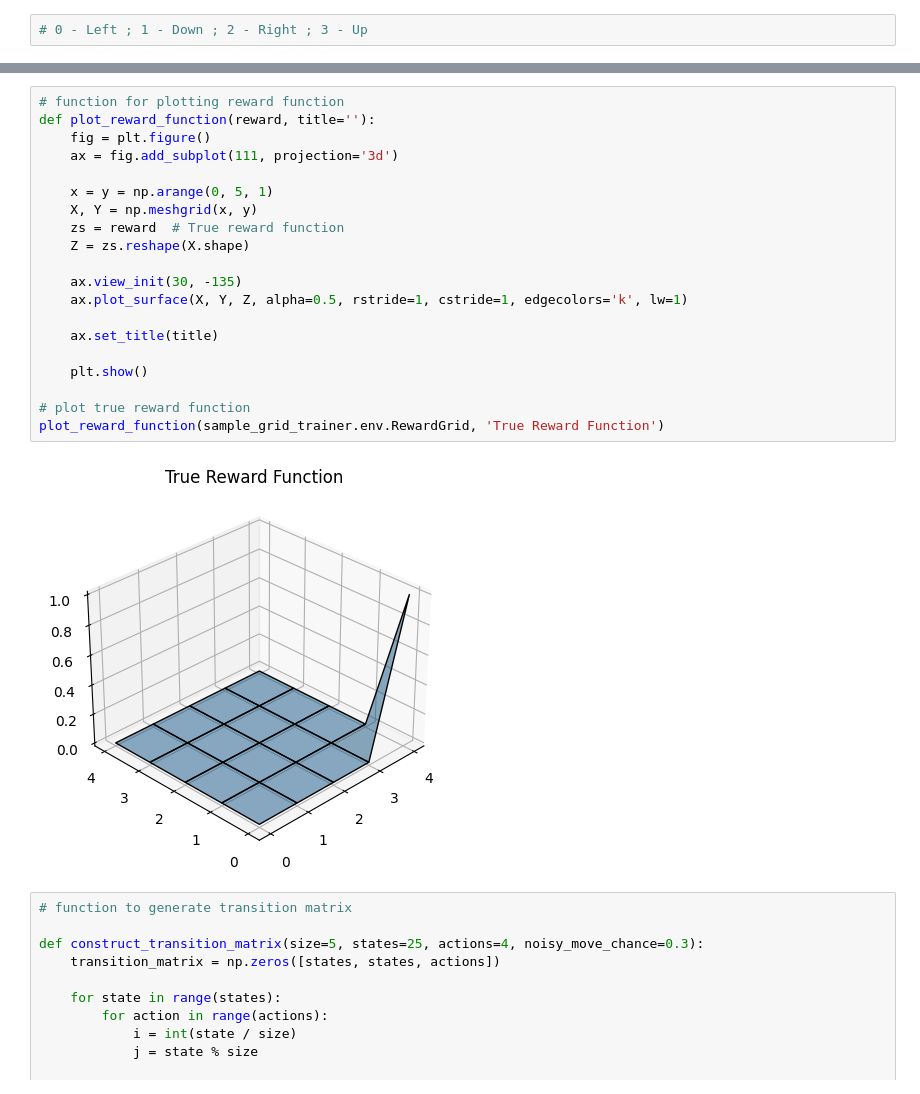
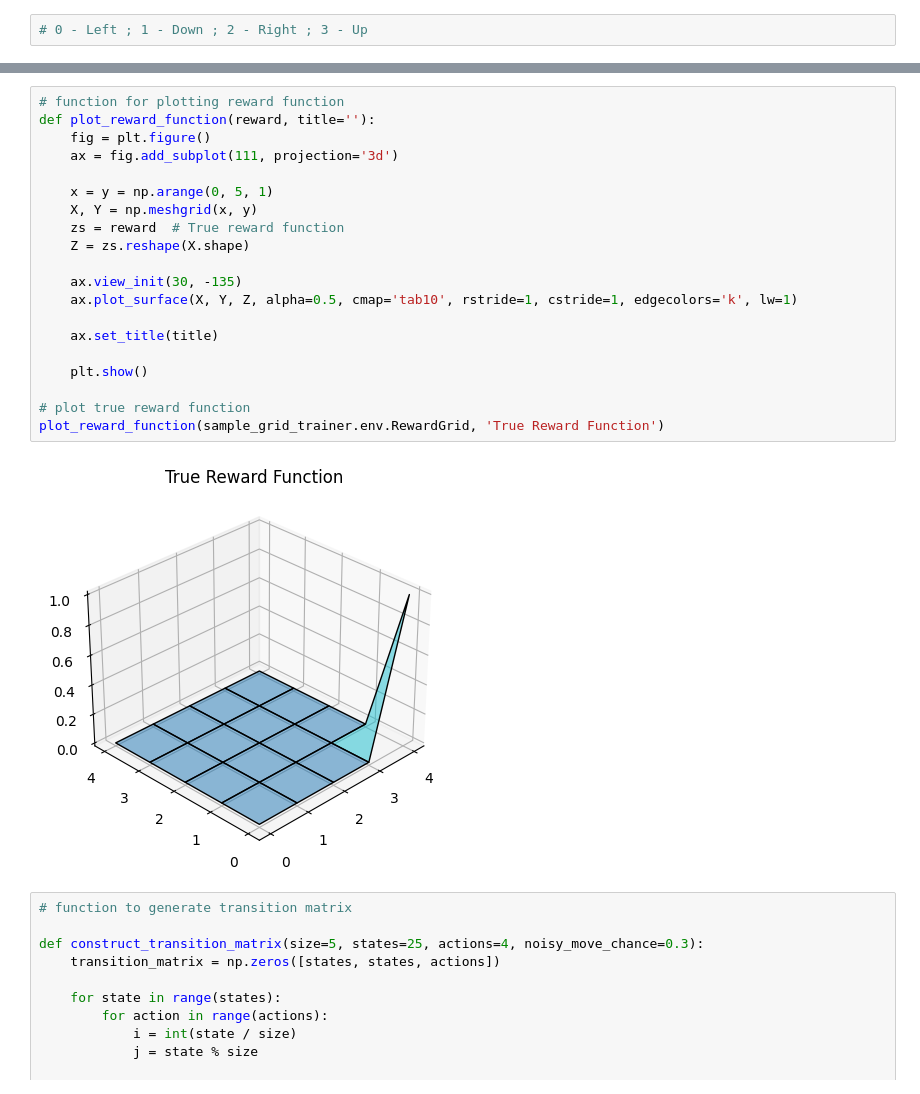
Before and after one commit to Shaz-5/IRL, a Jupyter notebook: Discrete Grid World/Grid_World_IRL_Linear_Programming.ipynb, the cells around one changed output, grey strips where cells are left out. Drawn from its saved outputs; the diff is of its cells as text.

```diff
--- a/Discrete Grid World/Grid_World_IRL_Linear_Programming.ipynb
+++ b/Discrete Grid World/Grid_World_IRL_Linear_Programming.ipynb
@@ -47,25 +47,25 @@ Policy (directions):
 # %%
 # function for plotting reward function
 def plot_reward_function(reward, title=''):
     fig = plt.figure()
     ax = fig.add_subplot(111, projection='3d')
 
     x = y = np.arange(0, 5, 1)
     X, Y = np.meshgrid(x, y)
     zs = reward  # True reward function
     Z = zs.reshape(X.shape)
 
     ax.view_init(30, -135)
-    ax.plot_surface(X, Y, Z, alpha=0.5, rstride=1, cstride=1, edgecolors='k', lw=1)
+    ax.plot_surface(X, Y, Z, alpha=0.5, cmap='tab10', rstride=1, cstride=1, edgecolors='k', lw=1)
 
     ax.set_title(title)
 
     plt.show()
 
 # plot true reward function
 plot_reward_function(sample_grid_trainer.env.RewardGrid, 'True Reward Function')
 # %% [output]
-[figure, old version]
+[figure, new version]
 # %%
 # function to generate transition matrix
 
```
Also changed, not shown: parts of 5 cells of this notebook, 1 other file.
